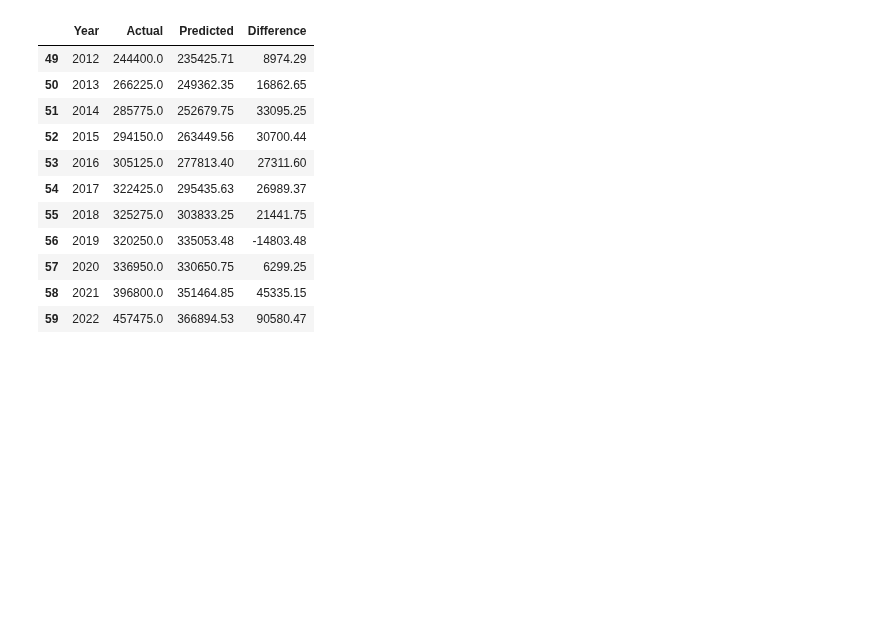
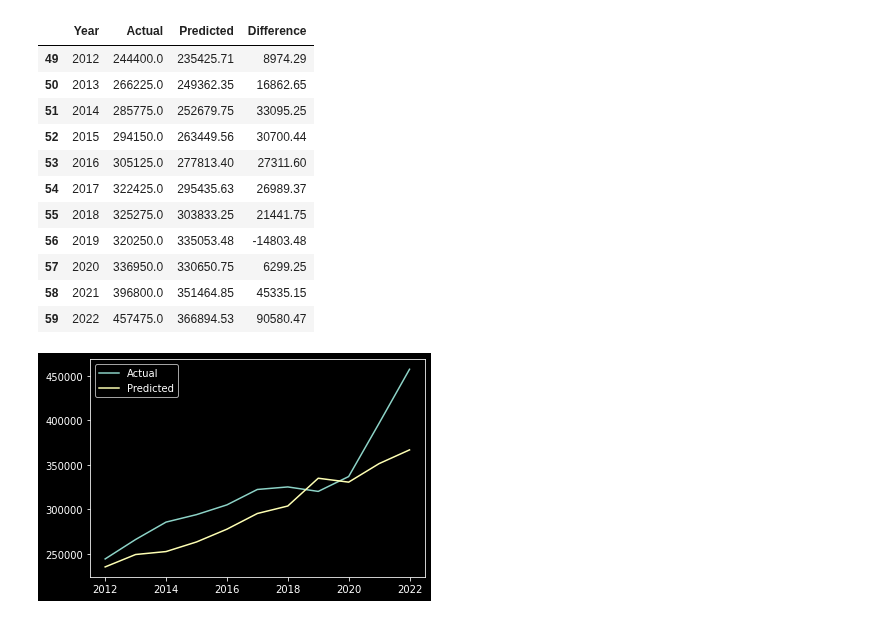
Before and after one commit to EmberAnimus/DSC450, a Jupyter notebook: Project 2 - Housing Data/Housing Data Model.ipynb, the cells around one changed output. Cells and saved outputs as stored; diff of their text form; code cells hidden in the pictures; blank space fills up the shorter version.

```diff
--- a/Project 2 - Housing Data/Housing Data Model.ipynb
+++ b/Project 2 - Housing Data/Housing Data Model.ipynb
@@ -78,3 +78,12 @@ MAE Score: 29308.5185819795
 | 57 | 2020 | 336950.0 | 330650.75 | 6299.25 |
 | 58 | 2021 | 396800.0 | 351464.85 | 45335.15 |
 | 59 | 2022 | 457475.0 | 366894.53 | 90580.47 |
+# %%
+#graph actual vs predicted data with years as the x axis
+import matplotlib.pyplot as plt
+plt.plot(house_price_df[house_price_df['year'] >= 2012]['year'], y_test['house price'], label='Actual')
+plt.plot(house_price_df[house_price_df['year'] >= 2012]['year'], y_pred.flatten().round(2), label='Predicted')
+plt.legend()
+plt.show()
+# %% [output]
+[figure, added]
```
Also changed, not shown: parts of 2 cells of this notebook, 10 other files.
